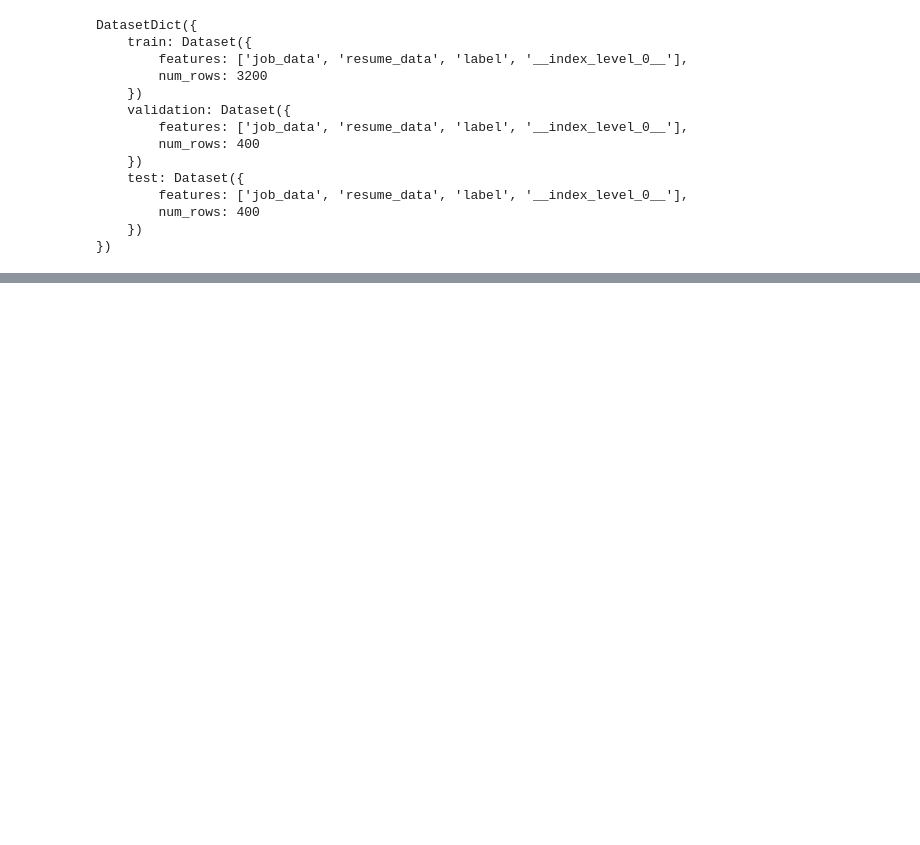
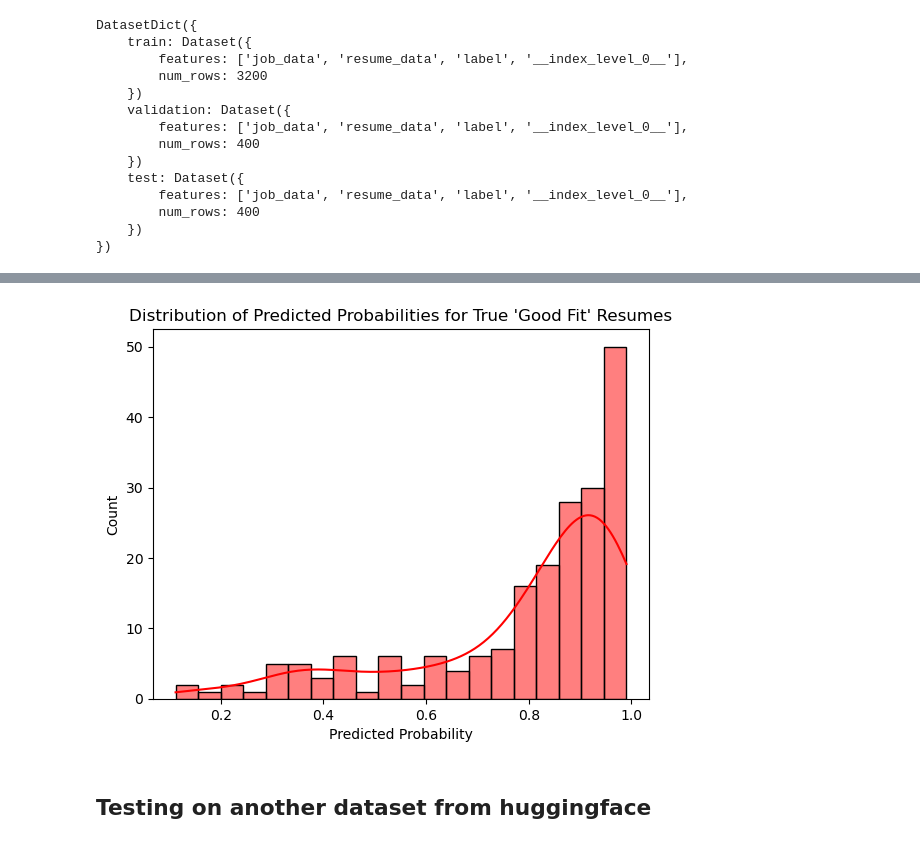
Before and after one commit to saideep-arikontham/Application_Ranking_System, a Jupyter notebook: src/notebooks_v2/Loading_fine_tuned_model.ipynb, the cells around one changed output, grey strips where cells are left out. Saved outputs shown, nothing was run; the diff lists cells and outputs as text; code cells hidden in the pictures; blank space fills up the shorter version.

```diff
--- a/src/notebooks_v2/Loading_fine_tuned_model.ipynb
+++ b/src/notebooks_v2/Loading_fine_tuned_model.ipynb
@@ -286,0 +326,11 @@ Confusion Matrix:  [[193   7]
+# %%
+true_good_df = test_df[test_df['label'] == 1].copy()
+sns.histplot(true_good_df['predicted_proba'], bins=20, color="red", kde=True)
+plt.xlabel("Predicted Probability")
+plt.ylabel("Count")
+plt.title("Distribution of Predicted Probabilities for True 'Good Fit' Resumes")
+plt.show()
+# %% [output]
+[figure, added]
+# %% [markdown]
+## Testing on another dataset from huggingface
```
Also changed, not shown: parts of 39 cells of this notebook, 5 other files.
